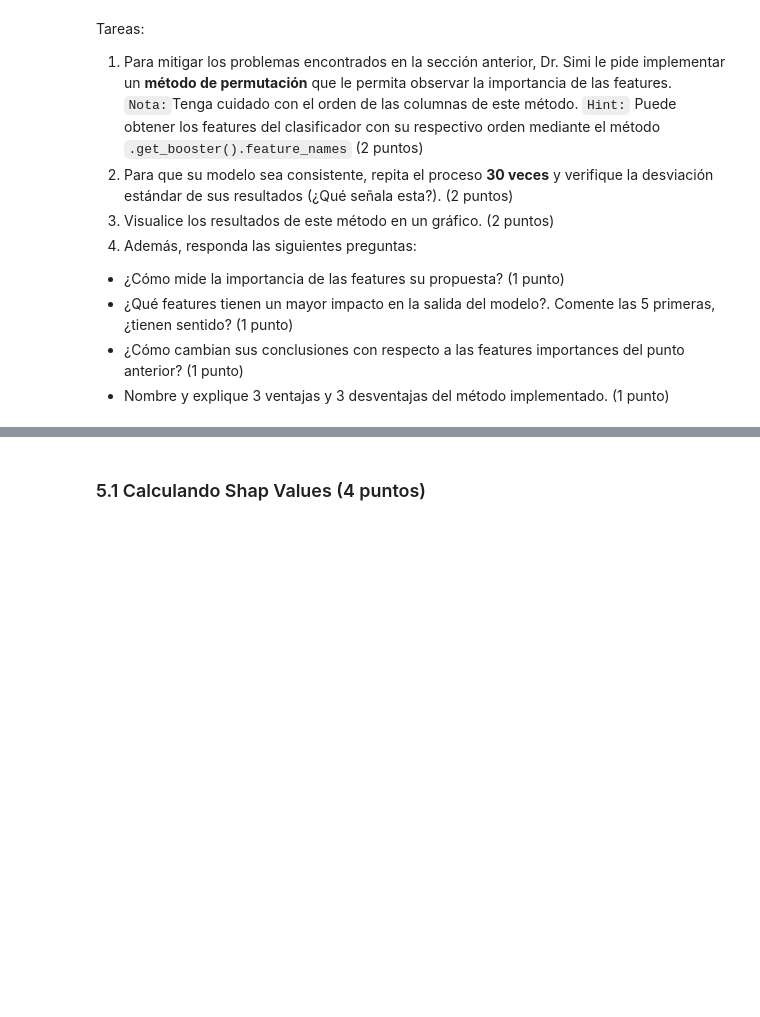
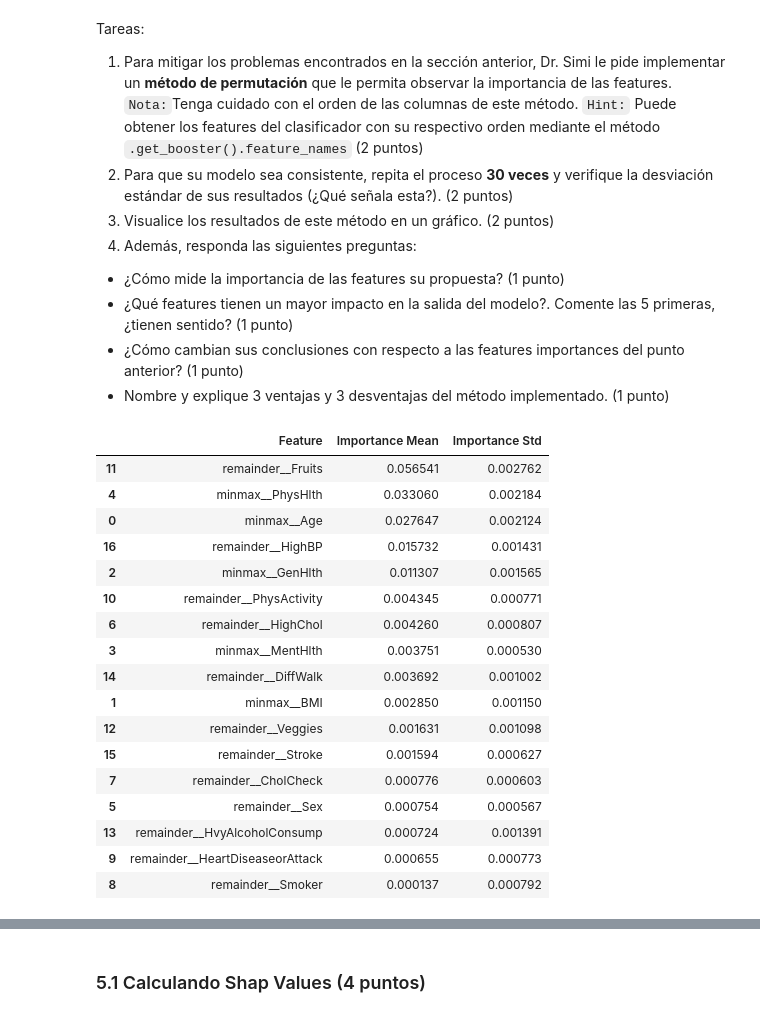
Before and after one commit to vspartamo/MDS7202, a Jupyter notebook: Lab_10/Laboratorio10_Enunciado.ipynb, the cells around one changed output, grey strips where cells are left out. Drawn from its saved outputs; the diff is of its cells as text; code cells hidden in the pictures; blank space fills up the shorter version.

```diff
--- a/Lab_10/Laboratorio10_Enunciado.ipynb
+++ b/Lab_10/Laboratorio10_Enunciado.ipynb
@@ -233,0 +241,37 @@ Tareas:
+# %%
+from sklearn.inspection import permutation_importance
+
+# Perform permutation importance
+perm_importance = permutation_importance(model, X_test, y_test, n_repeats=30, random_state=42)
+
+# Create a DataFrame to hold the results
+perm_importance_df = pd.DataFrame({
+    'Feature': feature_names,
+    'Importance Mean': perm_importance.importances_mean,
+    'Importance Std': perm_importance.importances_std
+})
+
+# Sort the DataFrame by importance mean
+perm_importance_df = perm_importance_df.sort_values(by='Importance Mean', ascending=False)
+
+# Display the DataFrame
+perm_importance_df
+# %% [output]
+|  | Feature | Importance Mean | Importance Std |
+| 11 | remainder__Fruits | 0.056541 | 0.002762 |
+| 4 | minmax__PhysHlth | 0.033060 | 0.002184 |
+| 0 | minmax__Age | 0.027647 | 0.002124 |
+| 16 | remainder__HighBP | 0.015732 | 0.001431 |
+| 2 | minmax__GenHlth | 0.011307 | 0.001565 |
+| 10 | remainder__PhysActivity | 0.004345 | 0.000771 |
+| 6 | remainder__HighChol | 0.004260 | 0.000807 |
+| 3 | minmax__MentHlth | 0.003751 | 0.000530 |
+| 14 | remainder__DiffWalk | 0.003692 | 0.001002 |
+| 1 | minmax__BMI | 0.002850 | 0.001150 |
+| 12 | remainder__Veggies | 0.001631 | 0.001098 |
+| 15 | remainder__Stroke | 0.001594 | 0.000627 |
+| 7 | remainder__CholCheck | 0.000776 | 0.000603 |
+| 5 | remainder__Sex | 0.000754 | 0.000567 |
+| 13 | remainder__HvyAlcoholConsump | 0.000724 | 0.001391 |
+| 9 | remainder__HeartDiseaseorAttack | 0.000655 | 0.000773 |
+| 8 | remainder__Smoker | 0.000137 | 0.000792 |
```
Also changed, not shown: parts of 4 cells of this notebook.
